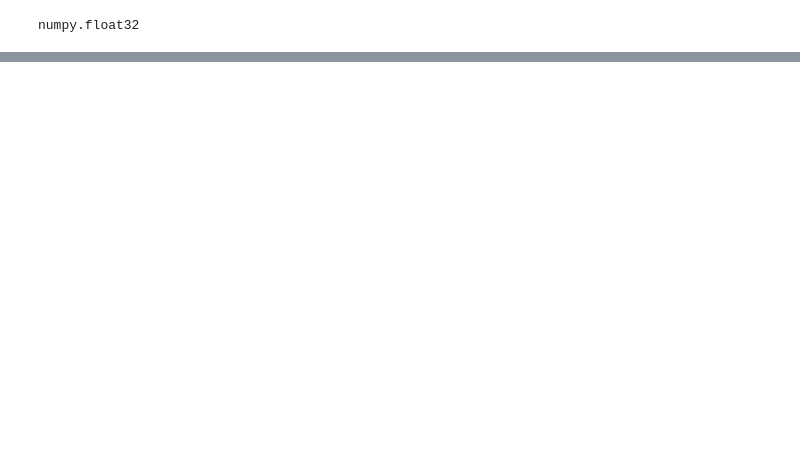
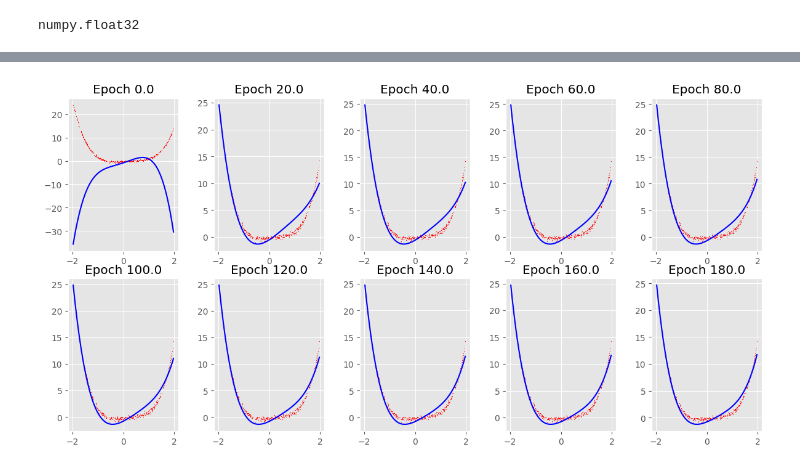
Before and after one commit to cm23ru-uol/MATH2603_individual_summative, a Jupyter notebook: main.ipynb, the cells around one changed output, grey strips where cells are left out. Saved outputs shown, nothing was run; the diff lists cells and outputs as text; code cells hidden in the pictures; blank space fills up the shorter version.

Commit message:
Added some code, showcasing improvement in approximation as epochs increase

```diff
--- a/main.ipynb
+++ b/main.ipynb
@@ -187,10 +196,11 @@ model = Model()
 def mse(y, y_pred):
     return tf.reduce_mean(tf.square(y - y_pred))
 
-epochs = 3000
+epochs = 200
 learning_rate = 0.01
 losses = []
-
+coefficients = []
+lossses_for_plot = []
 # Training Loop
 for epoch in range(epochs):
     with tf.GradientTape() as tape:
@@ -204,7 +214,9 @@ for epoch in range(epochs):
     # Loss per Epoch
     loss = mse(y, model(X))
     losses.append(loss)
-    if epoch % 25 == 0:
+    if epoch % (epochs / 10) == 0:
+        lossses_for_plot.append(loss)
+        coefficients.append([model.weight_a.numpy(), model.weight_b.numpy(), model.weight_c.numpy(), model.weight_d.numpy(), model.bias.numpy()])
         print(f"Epoch: {epoch}, Loss: {loss.numpy():.4f}")
         print("     >> ", model.variables)
 # %% [output]
@@ -228,3 +243,21 @@ Epoch: 2975, Loss: 0.0423
+# %%
+fig, axs = plt.subplots(2, 5, figsize=(12, 6))
+plt.tight_layout()
+for i in range(len(coefficients)):
+    a, b, c, d, e = coefficients[i][0], coefficients[i][1], coefficients[i][2], coefficients[i][3], coefficients[i][4]
+    x_range = np.linspace(min(x_train), max(x_train), len(x_train))
+    y_tf_pred = [a*x_i**4 + b*x_i**3 + c*x_i**2 + d*x_i + e for x_i in x_range]
+
+    if i < 5:
+        axs[0][i].plot(x_range, y_tf_pred, c='blue')
+        axs[0][i].scatter(x_train, y_train, s=0.1, c='red')
+        axs[0][i].set_title(f'Epoch {epochs/10 * i}')
+    else:
+        axs[1][i-5].plot(x_range, y_tf_pred, c='blue')
+        axs[1][i-5].scatter(x_train, y_train, s=0.1, c='red')
+        axs[1][i-5].set_title(f'Epoch {epochs/10 * i}')
+# %% [output]
+[figure, added]
 # %%
 a = model.weight_a
 b = model.weight_b
```
Also changed, not shown: parts of 4 cells of this notebook.
